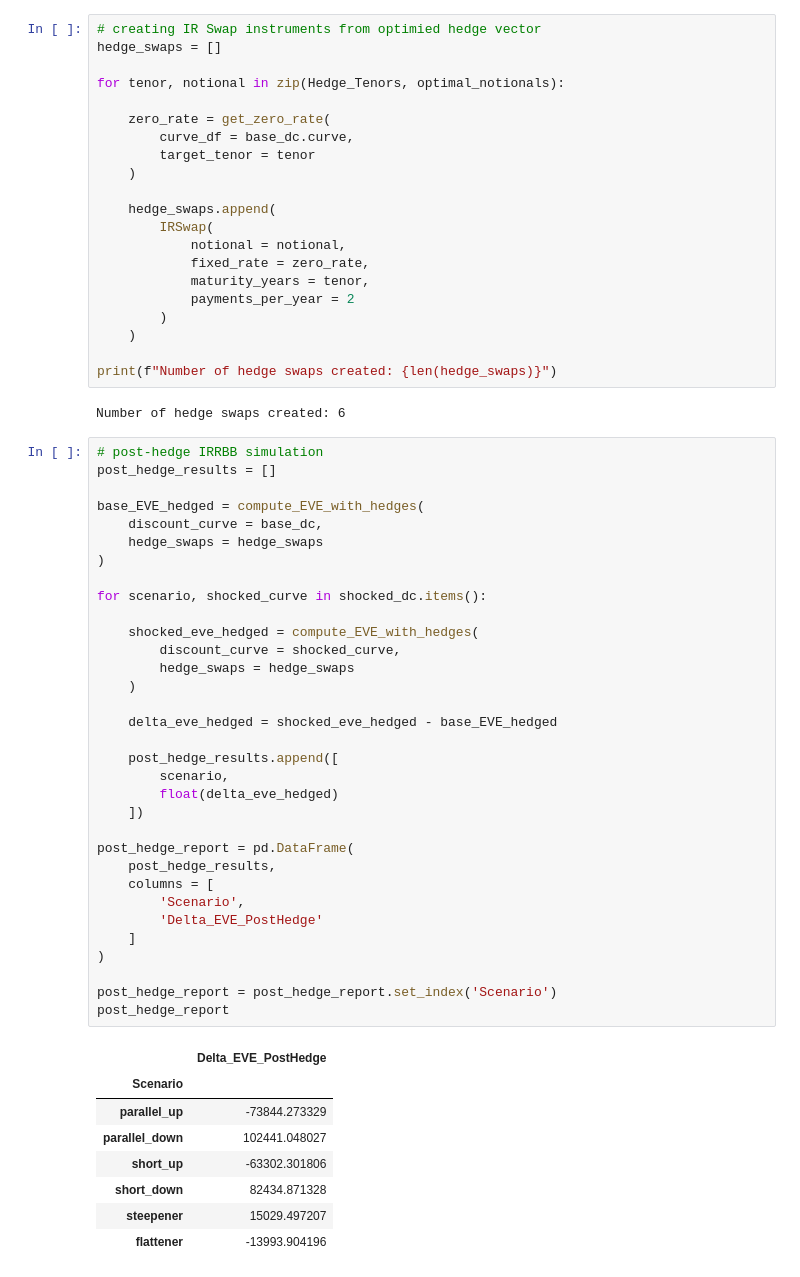
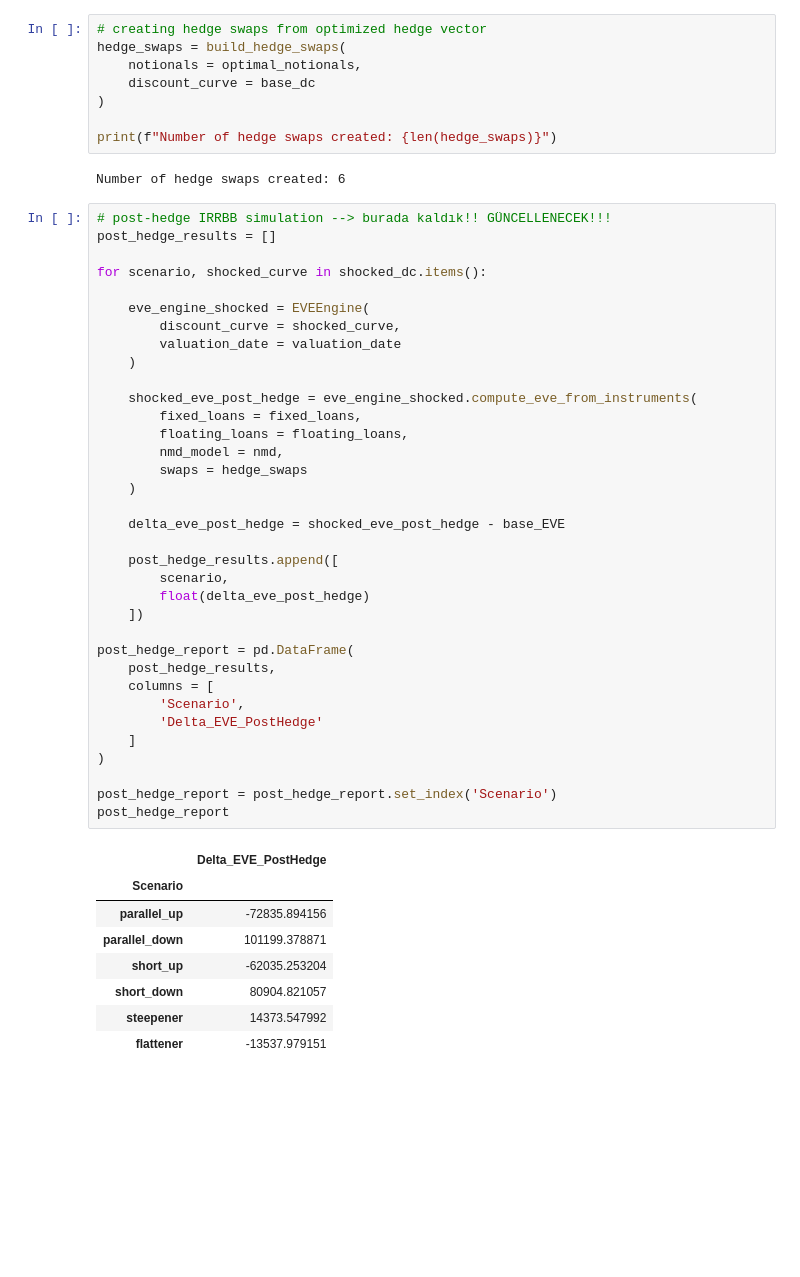
Before and after one commit to gorkemyencak/IRRBB-engine, a Jupyter notebook: notebooks/10_hedge_optimizer_simulation.ipynb, the cells around one changed output. Saved outputs shown, nothing was run; the diff lists cells and outputs as text; blank space fills up the shorter version.

Commit message:
converting optimized hedge notionals per tenor into actual IR swaps

```diff
--- a/notebooks/10_hedge_optimizer_simulation.ipynb
+++ b/notebooks/10_hedge_optimizer_simulation.ipynb
@@ -371,68 +330,57 @@ def compute_EVE_with_hedges(
 # %%
-# creating IR Swap instruments from optimied hedge vector
-hedge_swaps = []
-
-for tenor, notional in zip(Hedge_Tenors, optimal_notionals):
-
-    zero_rate = get_zero_rate(
-        curve_df = base_dc.curve,
-        target_tenor = tenor
-    )
-
-    hedge_swaps.append(
-        IRSwap(
-            notional = notional,
-            fixed_rate = zero_rate,
-            maturity_years = tenor,
-            payments_per_year = 2
-        )
-    )
+# creating hedge swaps from optimized hedge vector
+hedge_swaps = build_hedge_swaps(
+    notionals = optimal_notionals,
+    discount_curve = base_dc
+)
 
 print(f"Number of hedge swaps created: {len(hedge_swaps)}")
 # %% [output]
 Number of hedge swaps created: 6
 # %%
-# post-hedge IRRBB simulation
+# post-hedge IRRBB simulation --> burada kaldık!! GÜNCELLENECEK!!!
 post_hedge_results = []
-
-base_EVE_hedged = compute_EVE_with_hedges(
-    discount_curve = base_dc,
-    hedge_swaps = hedge_swaps
-)
 
 for scenario, shocked_curve in shocked_dc.items():
 
-    shocked_eve_hedged = compute_EVE_with_hedges(
+    eve_engine_shocked = EVEEngine(
         discount_curve = shocked_curve,
-        hedge_swaps = hedge_swaps
+        valuation_date = valuation_date
     )
 
-    delta_eve_hedged = shocked_eve_hedged - base_EVE_hedged
+    shocked_eve_post_hedge = eve_engine_shocked.compute_eve_from_instruments(
+        fixed_loans = fixed_loans,
+        floating_loans = floating_loans,
+        nmd_model = nmd,
+        swaps = hedge_swaps
+    )
+
+    delta_eve_post_hedge = shocked_eve_post_hedge - base_EVE
 
     post_hedge_results.append([
         scenario,
-        float(delta_eve_hedged)
+        float(delta_eve_post_hedge)
     ])
 
 post_hedge_report = pd.DataFrame(
     post_hedge_results,
     columns = [
         'Scenario',
         'Delta_EVE_PostHedge'
     ]
 )
 
 post_hedge_report = post_hedge_report.set_index('Scenario')
 post_hedge_report
 # %% [output]
 |  | Delta_EVE_PostHedge |
 | Scenario |  |
-| parallel_up | -73844.273329 |
-| parallel_down | 102441.048027 |
-| short_up | -63302.301806 |
-| short_down | 82434.871328 |
-| steepener | 15029.497207 |
-| flattener | -13993.904196 |
+| parallel_up | -72835.894156 |
+| parallel_down | 101199.378871 |
+| short_up | -62035.253204 |
+| short_down | 80904.821057 |
+| steepener | 14373.547992 |
+| flattener | -13537.979151 |
 # %%
 # comparing pre- vs post-hedge results
 df_compare = irrbb_report[['Delta_EVE']].join(post_hedge_report).round(2)
```
Also changed, not shown: parts of 3 cells of this notebook, 2 other files.
